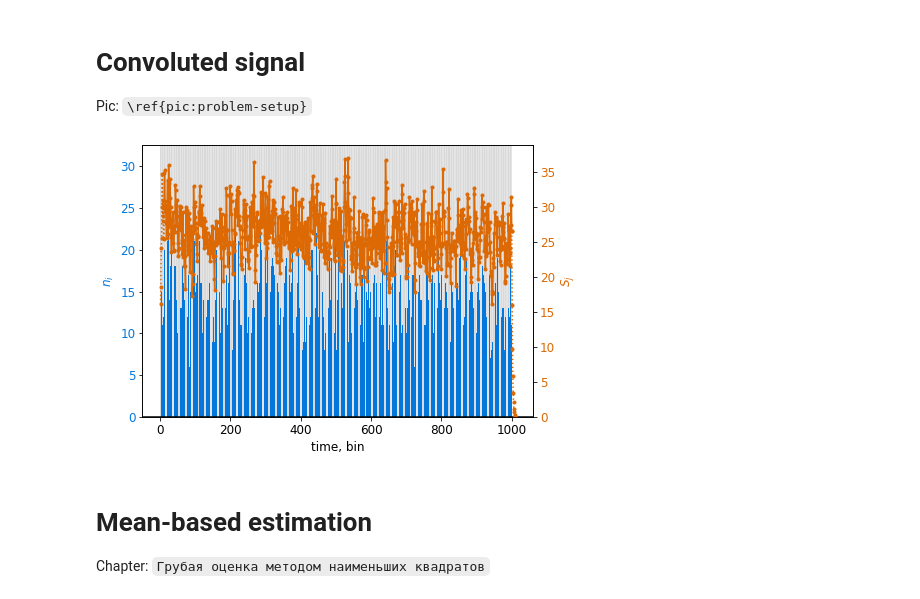
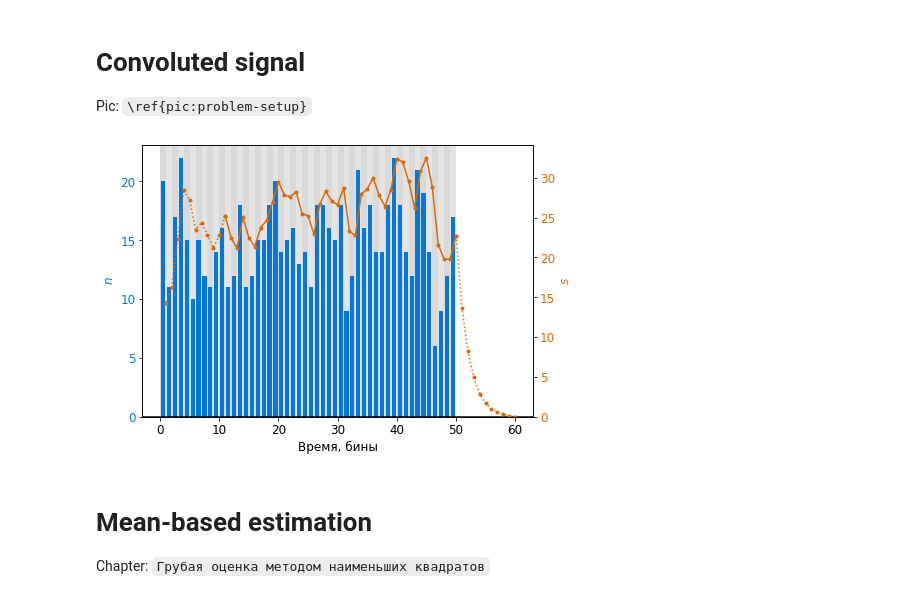
Before and after one commit to nj-vs-vh/master-thesis, a Jupyter notebook: demo.ipynb, the cells around one changed output. Drawn from its saved outputs; the diff is of its cells as text; code cells hidden in the pictures.

```diff
--- a/demo.ipynb
+++ b/demo.ipynb
@@ -10,6 +9,6 @@ from utils import generate_poissonian_ns
 import plots
 # %%
-SAVE_IMAGES = False
+SAVE_IMAGES = True
 # %%
 from importlib import reload
 
@@ -46,22 +46,22 @@ rir.plot_realizations(count=30)
 
 Pic: `\ref{pic:problem-setup}`
 # %%
-N = 1000
+N = 50
 n_vec_mean = 15
 
-n_vec = generate_poissonian_ns(n_vec_mean, N)
+n_vec = utils.generate_poissonian_ns(n_vec_mean, N)
 # %%
 # uniform inbin time distribution:
-S_vec = rir.convolve_with_n_vec(n_vec)
+s_vec = rir.convolve_with_n_vec(n_vec)
 
 # non trivial inbin time distribution:
 # S_vec = rir.convolve_with_n_vec(n_vec, inbin_invcdf=lambda x: x**(1/10), debug_inbin_times=True)
 
 filename = 'problem-setup-example' if SAVE_IMAGES else None
 
-plots.plot_convolution(n_vec, S_vec, filename=filename)
+plots.plot_convolution(n_vec, s_vec, filename=filename)
 # %% [output]
-[figure, old version]
+[figure, new version]
 # %% [markdown]
 # Mean-based estimation
 
```
Also changed, not shown: parts of 17 cells of this notebook, 8 other files.
